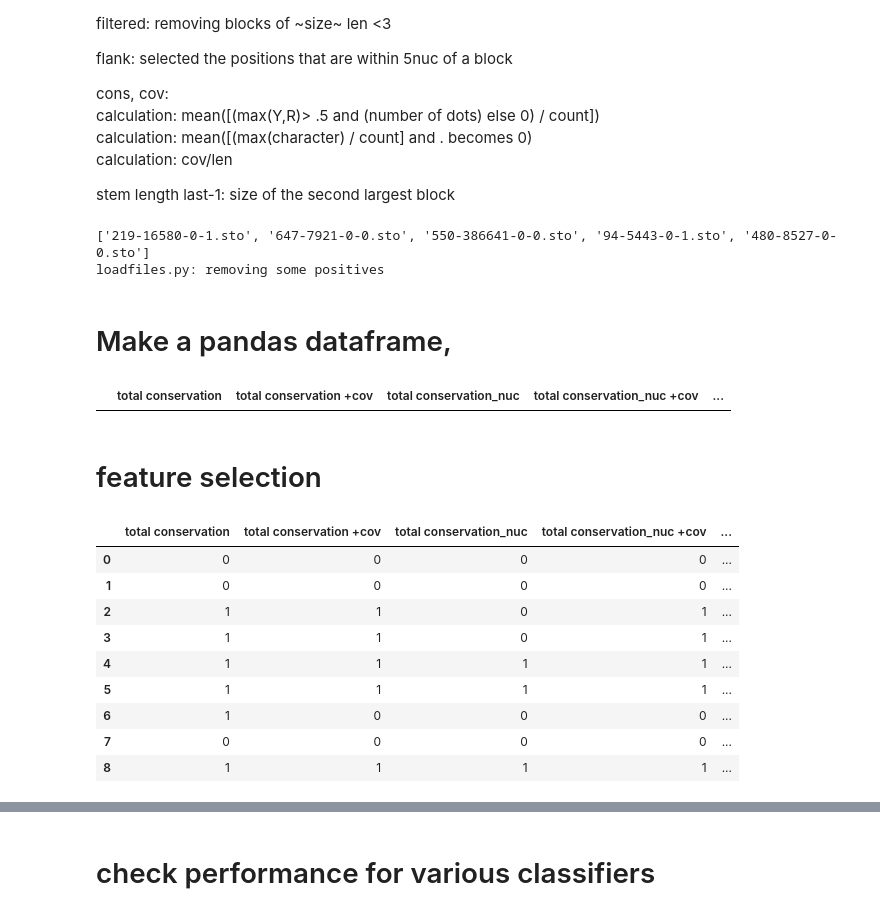
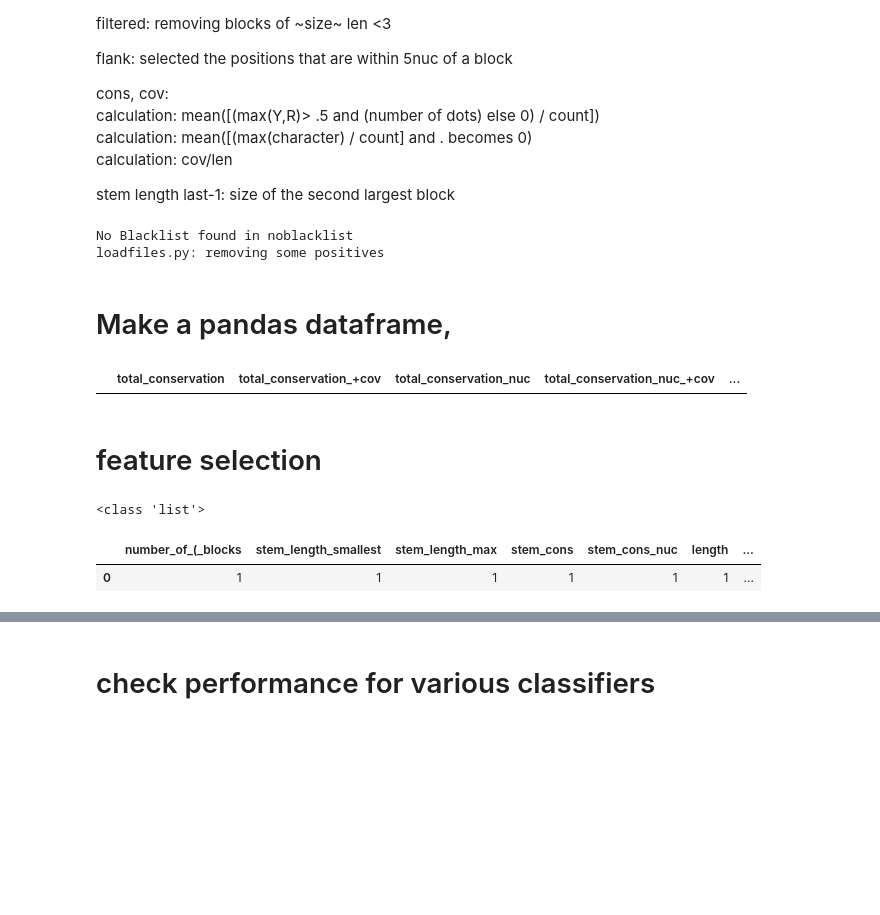
Before and after one commit to smautner/pig, a Jupyter notebook: notebook/improvedML.ipynb, the cells around one changed output, grey strips where cells are left out. Saved outputs shown, nothing was run; the diff lists cells and outputs as text; code cells hidden in the pictures; blank space fills up the shorter version.

```diff
--- a/notebook/improvedML.ipynb
+++ b/notebook/improvedML.ipynb
@@ -41,13 +41,21 @@ calculation: cov/len
 
 stem length last-1: size of the second largest block
 # %%
-debug = True
+debug = False
+numneg = 800
+randseed = 42
+use_rnaz = False
+blacklist_file = "noblacklist"
 
+import sys
+import os
+#sys.path.append("../")
+#os.symlink("../data", "data")
 from sklearn.model_selection import train_test_split
-import other.loadfiles as loadfiles
-p,n  = loadfiles.loaddata("data",numneg=3000 if not debug else 200, pos='1' if debug else 'both', seed = 9)
+import input.loadfiles as loadfiles
+p,n  = loadfiles.loaddata("data", numneg, randseed, use_rnaz, 'both', blacklist_file=blacklist_file)
 # %% [output]
-['219-16580-0-1.sto', '647-7921-0-0.sto', '550-386641-0-0.sto', '94-5443-0-1.sto', '480-8527-0-0.sto']
+No Blacklist found in noblacklist
 loadfiles.py: removing some positives
 # %% [markdown]
 # Make a pandas dataframe,
@@ -64,6 +72,7 @@ def clean(di,oklist):
 def makeXY(featurelist):
     asd = [ clean(e,featurelist) for e in copy.deepcopy(p+n) ]
     df = pd.DataFrame(asd)
+    df = df.transpose().drop_duplicates().transpose() # Remove Duplicates
     X= df.to_numpy()
     y= [1]*len(p)+[0]*len(n)
     return X,y,df
@@ -77,7 +86,7 @@ X,Y,df = makeXY(allfeatures)
 from IPython.display import display, HTML
 display(HTML(df[df.isna().any(axis=1)].head().to_html()))
 # %% [output]
-|  | total conservation | total conservation +cov | total conservation_nuc | total conservation_nuc +cov | ... |
+|  | total_conservation | total_conservation_+cov | total_conservation_nuc | total_conservation_nuc_+cov | ... |
 # %% [markdown]
 # feature selection
 # %%
@@ -96,7 +105,6 @@ randseed = 42
 testsize=.3
 X_train, X_test, y_train, y_test = train_test_split(X, Y, test_size=testsize, random_state=randseed) # USE THE SAME SEED AS BELOW!
 
-
 def scorer(esti,x,y):
     yh = esti.predict(x)
     return f1_score(y,yh)
@@ -104,64 +112,66 @@ def scorer(esti,x,y):
 def lasso(X_data,y_data,alpha=.06):
     mod = Lasso(alpha=alpha)
     mod.fit(X_data,y_data)
-    return [b for a,b in zip(mod.coef_, df.columns) if a!=0]
+    #print(mod.sparse_coef_)
+    return [b for a,b in zip(mod.coef_, df.columns) if a]
 
 
 reli=relief()
 reli.fit(X_train,y_train)
 
+
 def relief(_,_2,param):
     #https://github.com/EpistasisLab/scikit-rebate
-    return [ df.columns[top] for top in reli.top_features_[:param]]
+    #print(reli.top_features_)
+    top_features = reli.top_features_[:param]
+    return [ df.columns[top] for top in top_features]
 
 
 def variance_threshold(X_data, y_data, threshold=0.0):
     clf = VarianceThreshold(threshold)
     clf.fit(X_data, y_data)
-    return [b for a,b in zip(clf.get_support(), df.columns) if a!=False]
+    return [b for a,b in zip(clf.get_support(), df.columns) if a]
 
 
 def select_k_best(X_data, y_data, score_func=chi2, k=20):
     clf = SelectKBest(score_func, k)
     mini = 0
     for x in range(0, len(X_data)):
         mini = min(min(X_data[x]), mini)
     if mini < 0:
         for x in range(0, len(X_data)):
             for y in range(0, len(X_data[x])):
                 X_data[x][y] -= mini
     clf.fit(X_data, y_data)
-    return [b for a,b in zip(clf.get_support(), df.columns) if a!=False]
+    return [b for a,b in zip(clf.get_support(), df.columns) if a]
 
 
 rfecv_estimator = SVC(kernel="linear")
 
 def rfecv(X_data, y_data, estimator, step=1, cv=3):
     clf = rec(estimator, step, cv)
     clf.fit(X_data, y_data)
-    return [b for a,b in zip(clf.get_support(), df.columns) if a!=False]
+    return [b for a,b in zip(clf.get_support(), df.columns) if a]
 
 
-featurelists = [ selector(X_train,y_train) for selector in [ lambda x,y: lasso(x,y,alpha=.05),
-                                                 lambda x,y: lasso(x,y,alpha=.01),
-                                                 lambda x,y: relief(x,y,40),
-                                                 lambda x,y: relief(x,y,60),
-                                                 lambda x,y: relief(x,y,80),
-                                                 lambda x,y: variance_threshold(x,y, threshold=1),
-                                                 lambda x,y: select_k_best(x, y, k=20),
-                                                 lambda x,y: rfecv(x, y, rfecv_estimator, step=1)
+featurelists = [ selector(X_train,y_train) for selector in [ #lambda x,y: lasso(x,y,alpha=.05),
+                                                 #lambda x,y: lasso(x,y,alpha=.01),
+                                                 #lambda x,y: relief(x,y,40),
+                                                 #lambda x,y: relief(x,y,60),
+                                                 #lambda x,y: relief(x,y,80),
+                                                 lambda x,y: variance_threshold(x,y, threshold=1), #98,99,1,101fe
+                                                 #lambda x,y: variance_threshold(x,y, threshold=1.01)
+                                                 #lambda x,y: variance_threshold(x,y, threshold=1.04),
+                                                 #lambda x,y: select_k_best(x, y, k=20),
+                                                 #lambda x,y: rfecv(x, y, rfecv_estimator, step=1)
                                                ]]
-featurelists.append(df.columns)
+#featurelists.append(df.columns)
+print(type(featurelists[0]))
 tmp =  pd.DataFrame([ [ 1 if f in featurelist else 0 for f in df.columns  ] for featurelist in featurelists],columns = df.columns)
 display(HTML(tmp.loc[:, (tmp != 0).any(axis=0)].to_html()))
+for featurelist in featurelists:
+    print(len(featurelist))
 # %% [output]
+<class 'list'>
-|  | total conservation | total conservation +cov | total conservation_nuc | total conservation_nuc +cov | ... |
-| 0 | 0 | 0 | 0 | 0 | ... |
-| 1 | 0 | 0 | 0 | 0 | ... |
-| 2 | 1 | 1 | 0 | 1 | ... |
-| 3 | 1 | 1 | 0 | 1 | ... |
-| 4 | 1 | 1 | 1 | 1 | ... |
-| 5 | 1 | 1 | 1 | 1 | ... |
-| 6 | 1 | 0 | 0 | 0 | ... |
-| 7 | 0 | 0 | 0 | 0 | ... |
-| 8 | 1 | 1 | 1 | 1 | ... |
+|  | number_of_(_blocks | stem_length_smallest | stem_length_max | stem_cons | stem_cons_nuc | length | ... |
+| 0 | 1 | 1 | 1 | 1 | 1 | 1 | ... |
```
Also changed, not shown: parts of 7 cells of this notebook, 5 other files.
